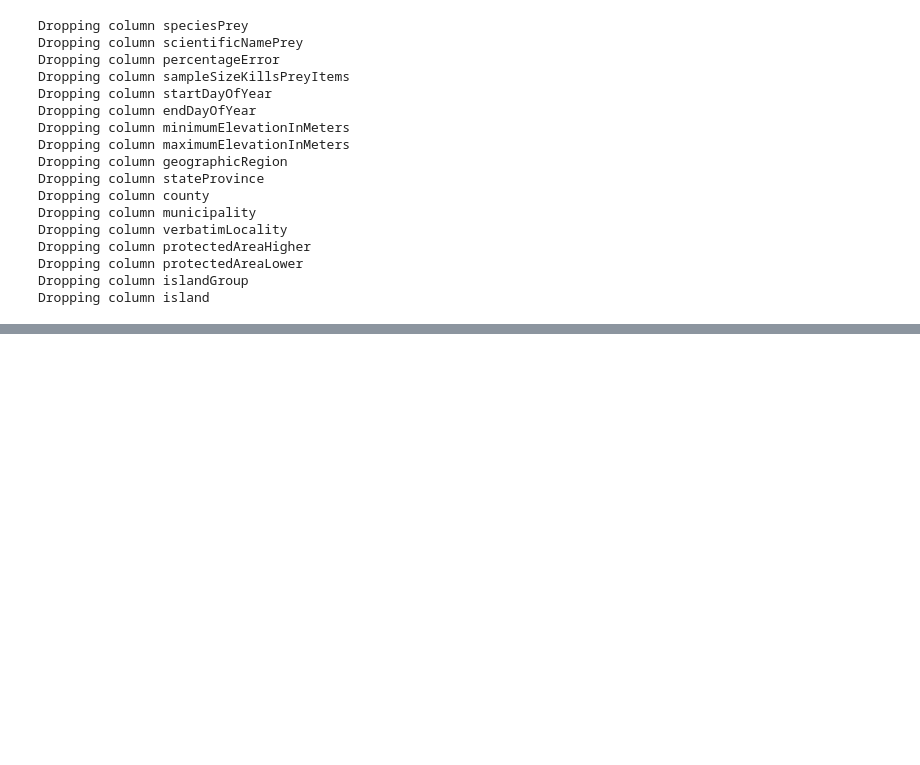
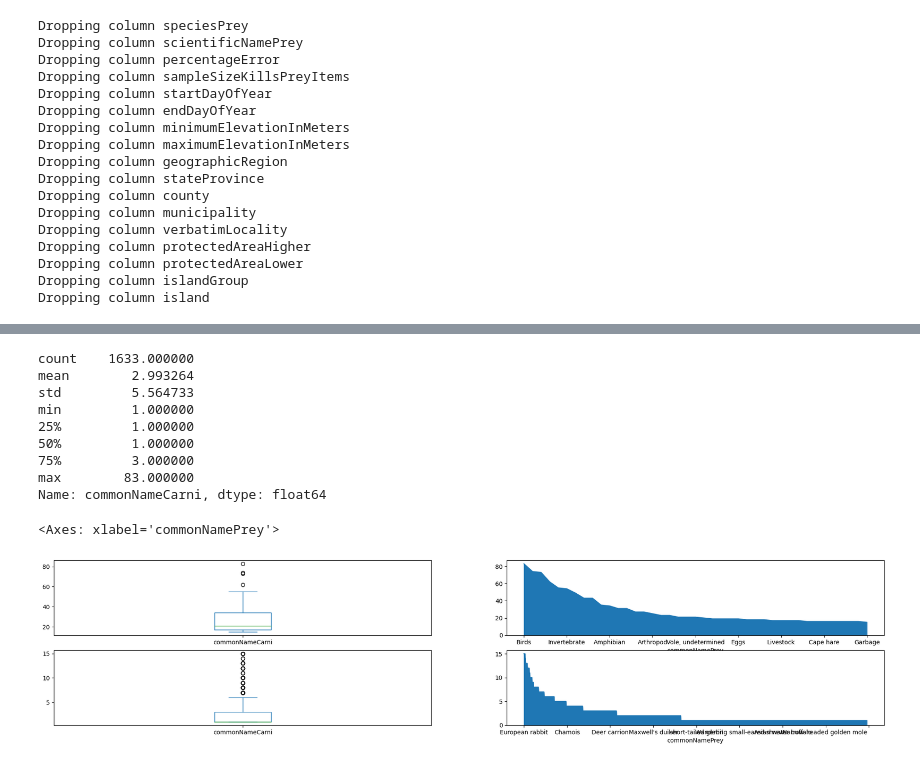
Before and after one commit to louis-md/Project_4, a Jupyter notebook: Project4.ipynb, the cells around one changed output, grey strips where cells are left out. Cells and saved outputs as stored; diff of their text form; code cells hidden in the pictures; blank space fills up the shorter version.

```diff
--- a/Project4.ipynb
+++ b/Project4.ipynb
@@ -46,0 +81,30 @@ df.drop(index=[*df.loc[df['commonNamePrey'] == '0.1-0.3 kg rodent'].index,
+# %%
+# Distribution of number of predators per prey
+fig, [[ax1, ax2], [ax3, ax4]] = plt.subplots(2,2, figsize=(25, 5))
+predators_per_prey = animals.groupby("commonNamePrey")["commonNameCarni"].count().sort_values(
+    ascending=False
+)
+print(predators_per_prey.describe())
+
+# The data is actually divided in two, the first 41 are broad categories, while the rest are individual species:
+predators_per_prey_categories = predators_per_prey[0:41:]
+predators_per_prey_species = predators_per_prey[41::]
+
+predators_per_prey_categories.plot(kind='box', ax=ax1)
+predators_per_prey_categories.plot(kind='area', ax=ax2)
+predators_per_prey_species.plot(kind='box', ax=ax3)
+predators_per_prey_species.plot(kind='area', ax=ax4)
+
+# European rabbits are fucked
+# %% [output]
+count    1633.000000
+mean        2.993264
+std         5.564733
+min         1.000000
+25%         1.000000
+50%         1.000000
+75%         3.000000
+max        83.000000
+Name: commonNameCarni, dtype: float64
+<Axes: xlabel='commonNamePrey'>
+[figure, added]
```
Also changed, not shown: parts of 7 cells of this notebook, 1 other file.
